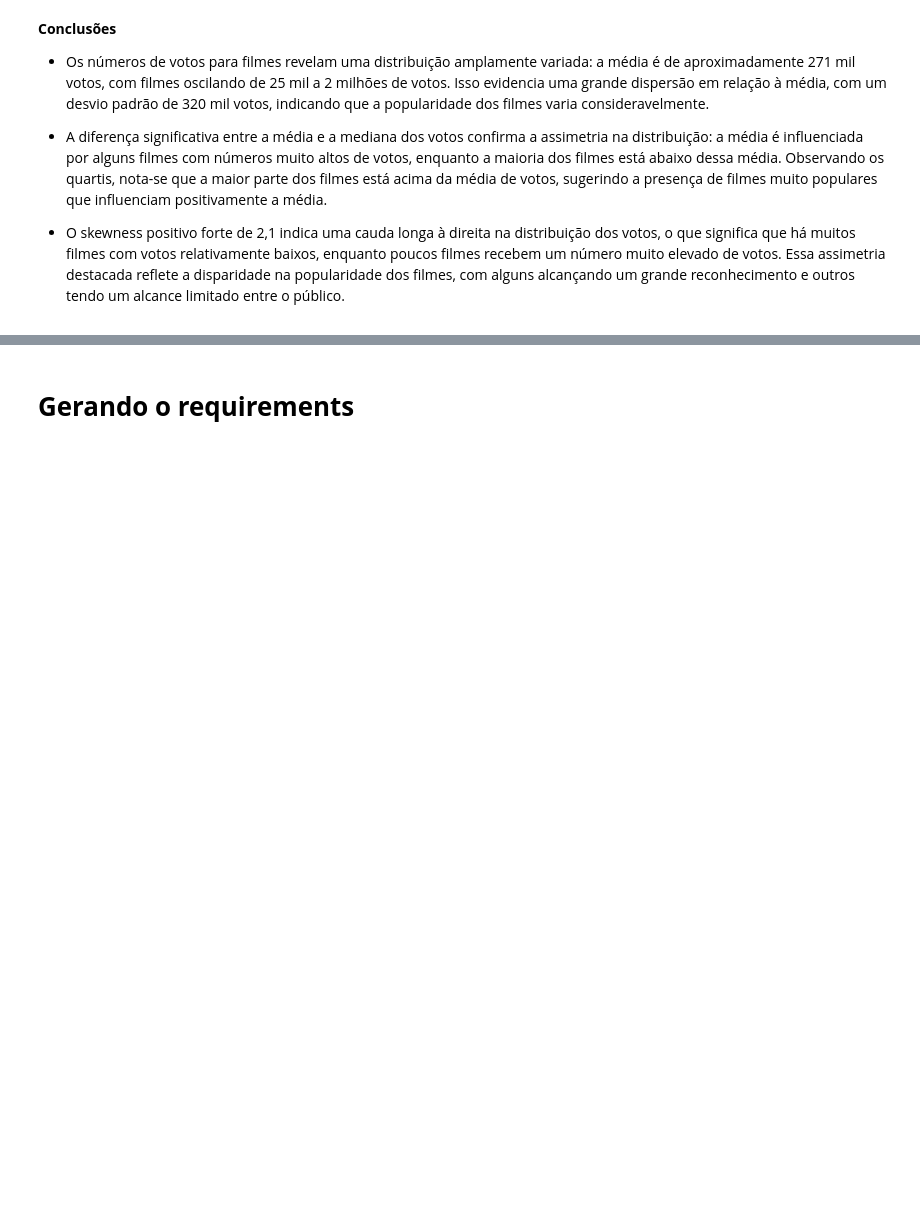
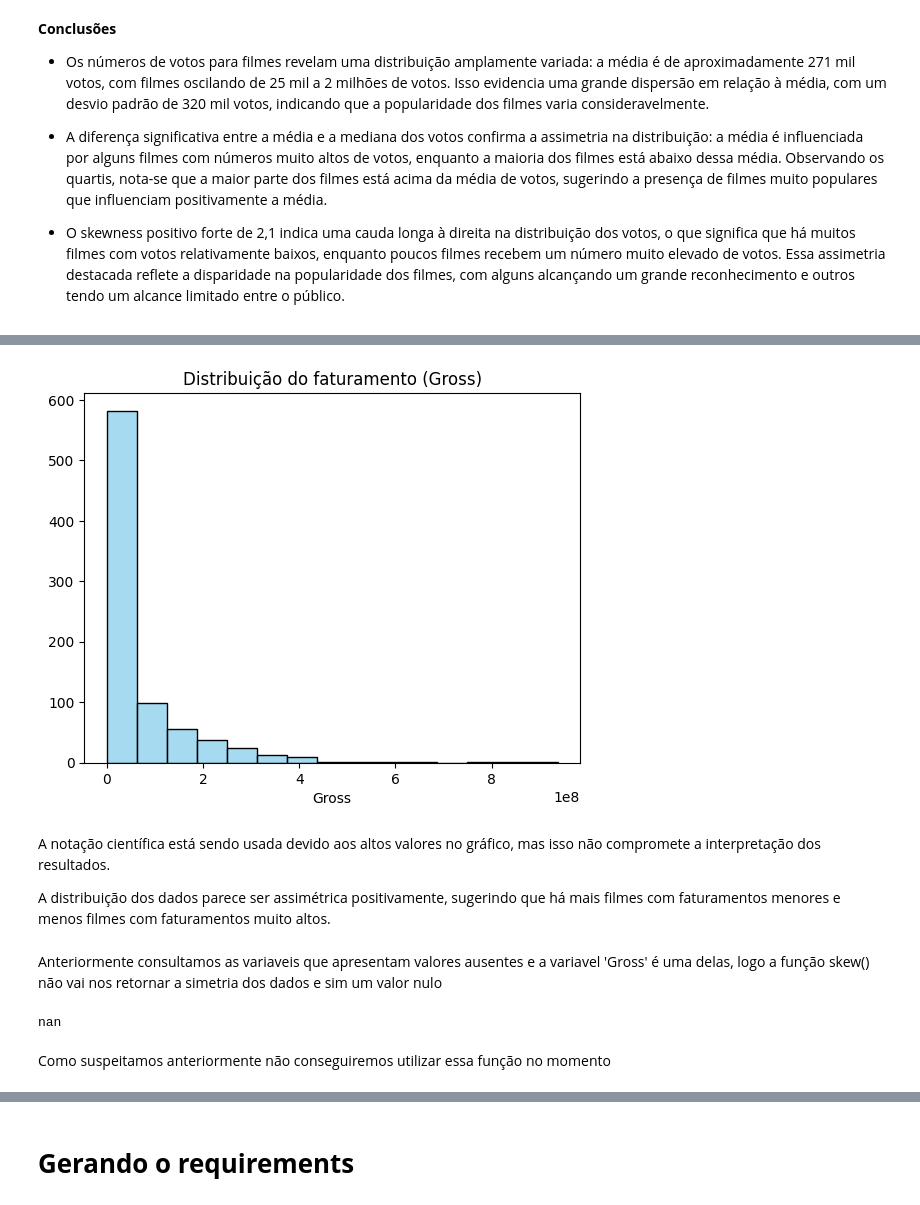
Before and after one commit to JosenildoJunior/Lh_desafio, a Jupyter notebook: Desafio_indicium.ipynb, the cells around one changed output, grey strips where cells are left out. Cells and saved outputs as stored; diff of their text form; code cells hidden in the pictures; blank space fills up the shorter version.

```diff
--- a/Desafio_indicium.ipynb
+++ b/Desafio_indicium.ipynb
@@ -617,0 +669,26 @@ Aqui notamos um skew bem forte e positivo indicando uma cauda bem longa a direit
+# %%
+# Criando o gráfico
+sns.histplot(df['Gross'], bins = 15, color = 'skyblue')
+
+# Definindo título e labels
+plt.title('Distribuição do faturamento (Gross)')
+plt.xlabel('Gross')
+plt.ylabel('')
+
+# Exibindo o gráfico
+plt.show()
+# %% [output]
+[figure, added]
+# %% [markdown]
+A notação científica está sendo usada devido aos altos valores no gráfico, mas isso não compromete a interpretação dos resultados.
+
+A distribuição dos dados parece ser assimétrica positivamente, sugerindo que há mais filmes com faturamentos menores e menos filmes com faturamentos muito altos.
+# %% [markdown]
+Anteriormente consultamos as variaveis que apresentam valores ausentes e a variavel 'Gross' é uma delas, logo a função skew() não vai nos retornar a simetria dos dados e sim um valor nulo
+# %%
+# Medindo a simetria da distribuição de dados
+skew(df['Gross'])
+# %% [output]
+nan
+# %% [markdown]
+Como suspeitamos anteriormente não conseguiremos utilizar essa função no momento
```
Also changed, not shown: parts of 14 cells of this notebook.
